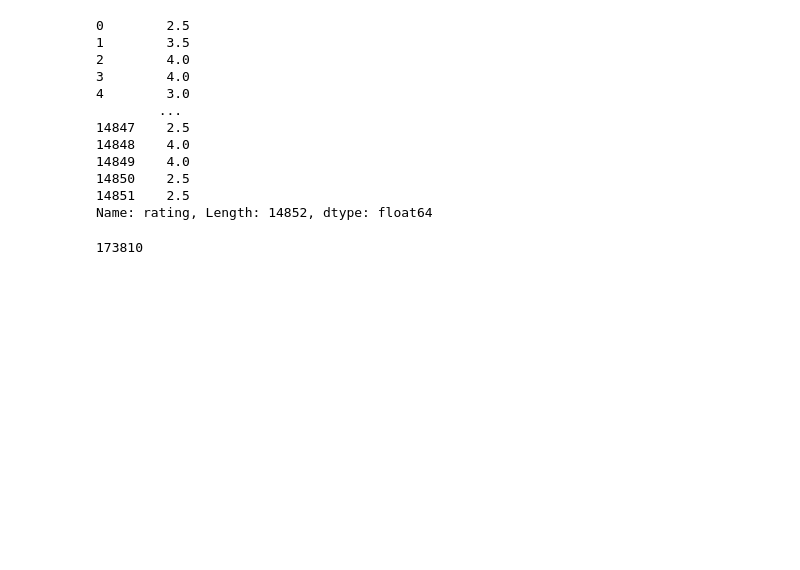
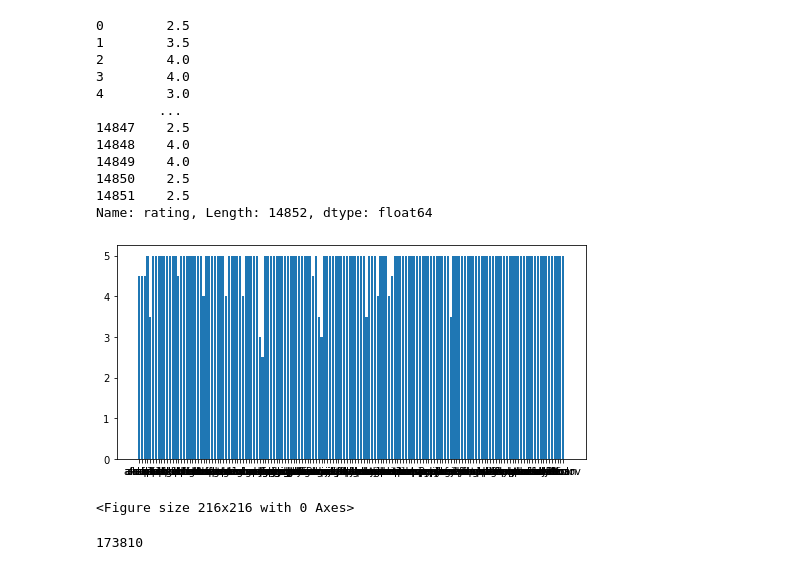
Before and after one commit to p3p31v/BirdCLEF-2022, a Jupyter notebook: version12.ipynb, the cells around one changed output. Cells and saved outputs as stored; diff of their text form; code cells hidden in the pictures; blank space fills up the shorter version.

```diff
--- a/version12.ipynb
+++ b/version12.ipynb
@@ -245,6 +256,16 @@ Name: rating, Length: 14852, dtype: float64
 for i in df_train.index:
     if df_train['rating'][i]<2.5:
         df_train.drop([i],axis = 0, inplace = True)
+# %%
+df_train['rating']
+y_axis = df_train['rating']
+x_axis = df_train['primary_label']
+plt.bar(x_axis, y_axis)
+plt.figure(figsize = (3,3))
+plt.show()
+# %% [output]
+[figure, added]
+<Figure size 216x216 with 0 Axes>
 # %%
 df_train.size
 # %% [output]
```
Also changed, not shown: parts of 3 cells of this notebook.
